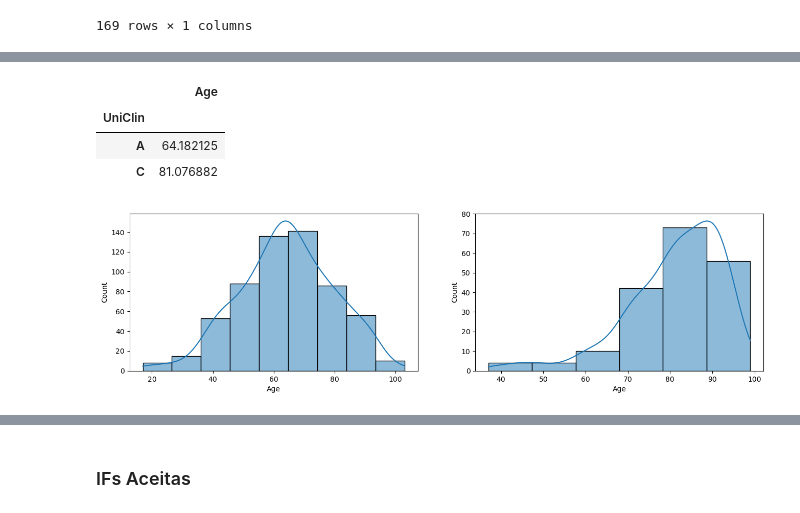
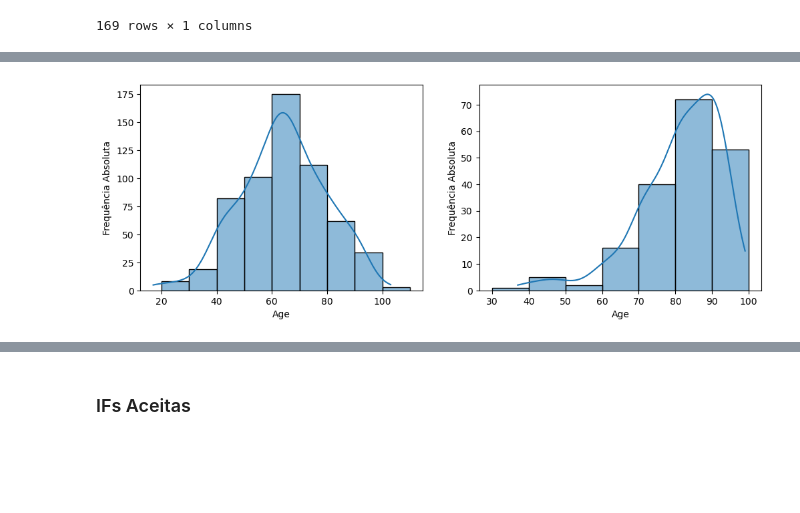
Before and after one commit to salgadosp/intervencoes_farmaceuticas, a Jupyter notebook: analise.ipynb, the cells around one changed output, grey strips where cells are left out. Drawn from its saved outputs; the diff is of its cells as text; code cells hidden in the pictures; blank space fills up the shorter version.

```diff
--- a/analise.ipynb
+++ b/analise.ipynb
@@ -24,7 +24,7 @@ df_year = {}
 warnings.filterwarnings('ignore', category=UserWarning)
 
 for year in range(2019, 2024):
-    df_year[year] = pd.read_excel('dados.xlsx', str(year))
+    df_year[year] = pd.read_excel('dados_update.xlsx', str(year))
 
 df = pd.concat([df_year[year] for year in range(2019, 2024)])
 
@@ -37,6 +37,8 @@ df['AvalAdes'] = df['AvalAdes'].replace(np.nan, 'NA')
 df['year'] = df['Date'].apply(lambda x: x.year)
 df['month'] = df['Date'].apply(lambda x: x.month)
 
+df['StratIntervPrim'] = df['StratIntervPrim'].apply(lambda x: x.replace('_', ' ').replace('prescrição ', 'prescrição'))
+df['ProbRelacPrim'] = df['ProbRelacPrim'].apply(lambda x: x.replace('ção ', 'ção'))
 df.Age = np.where(df.Age > 6000, df.Age[df.Age < 6000].mean(), df.Age)
 # %% [markdown]
 ### 1. Quais são os medicamentos mais solicitados, ao longo do tempo?
@@ -84,0 +76,19 @@ df.pivot_table(index='EqpAssist', columns='year', values='Pac', aggfunc='count')
+# %%
+freqreldict = {}
+for year in range(2019, 2024):
+
+    freqrel = 1/df[df['year'] == year].Pac.count()
+    freqreldict[year] = freqrel
+
+df['freqrel'] = df['year'].map(freqreldict)
+
+df.pivot_table(index=['year', 'EqpAssist'], values=['Pac', 'freqrel'], aggfunc={'Pac': 'count', 'freqrel': 'sum'})#.plot(kind='bar', stacked=True)
+
+df_eqp_pivot = df.pivot_table(index='year', values='Pac', aggfunc='count')
+df_eqp_pivot['EqpAssist'] = ''
+df_eqp_pivot['freqrel'] = 1
+
+df_eqp_pivot = df_eqp_pivot.reset_index().set_index(['year', 'EqpAssist'])
+df_final_pivot = pd.concat([df.pivot_table(index=['year', 'EqpAssist'], values=['Pac', 'freqrel'], aggfunc={'Pac': 'count', 'freqrel': 'sum'}), df_eqp_pivot]).sort_values(['year', 'EqpAssist'])
+
+df_final_pivot
@@ -331,0 +515,11 @@ plt.show()
+# %%
+bins = range(10, 111, 10)
+labels = [f'{i}-{i+9}' for i in bins[:-1]]
+
+df['Age_group'] = pd.cut(df['Age'], bins=bins, labels=labels, right=False)
+df['Age_group'] = df['Age_group'].cat.rename_categories({'10-19': '-20'})
+
+
+df_adesao_idade = df.pivot_table(index='Age_group', values='Pac', aggfunc='count', observed=False).join(pd.crosstab(df.Age_group, df.AvalAdes, normalize='index')).rename(columns={'Pac': 'Total'})
+
+df_adesao_idade#.to_excel('adesao_por_idade.xlsx')
@@ -336,15 +565,10 @@ df.pivot_table(index='UniClin', values='Age', aggfunc='mean')
-# %%
-df.pivot_table(index='UniClin', values='Age', aggfunc='mean')
-# %% [output]
-|  | Age |
-| UniClin |  |
-| A | 64.182125 |
-| C | 81.076882 |
 # %%
-fig, ax = plt.subplots(1, 2, figsize=(16, 4))
+fig, ax = plt.subplots(1, 2, figsize=(12, 4))
 
-sns.histplot(df[df['UniClin'] == 'A']['Age'], kde=True, binwidth=10, ax=ax[0]);
+sns.histplot(df[df['UniClin'] == 'ALA A']['Age'], kde=True, binwidth=10, binrange=(20, 110), ax=ax[0]);
+ax[0].set_ylabel('Frequência Absoluta');
 
-sns.histplot(df[df['UniClin'] == 'C']['Age'], kde=True, binwidth=10);
+sns.histplot(df[df['UniClin'] == 'ALA C']['Age'], kde=True, binwidth=10, binrange=(30, 100));
+plt.ylabel('Frequência Absoluta');
 # %% [output]
-[figure, old version]
+[figure, new version]
```
Also changed, not shown: parts of 68 cells of this notebook.
